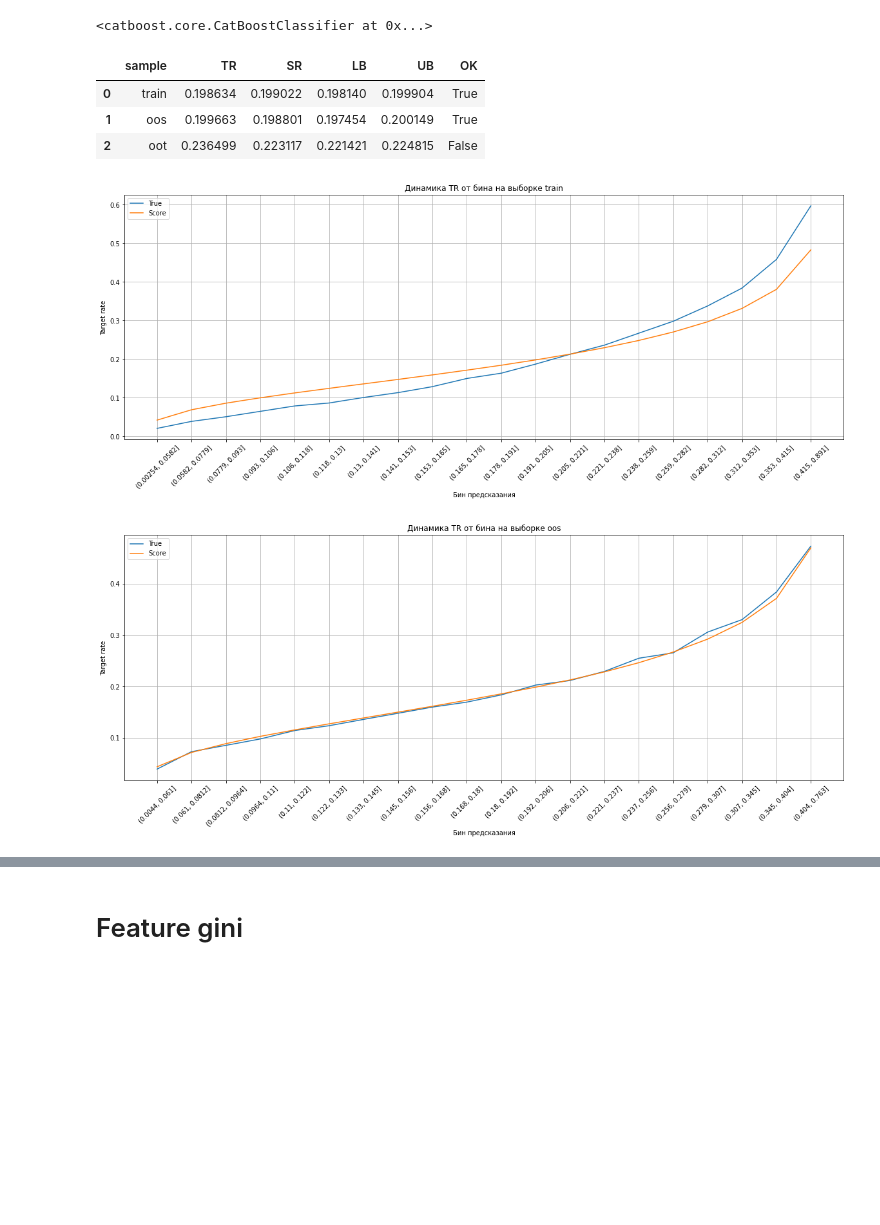
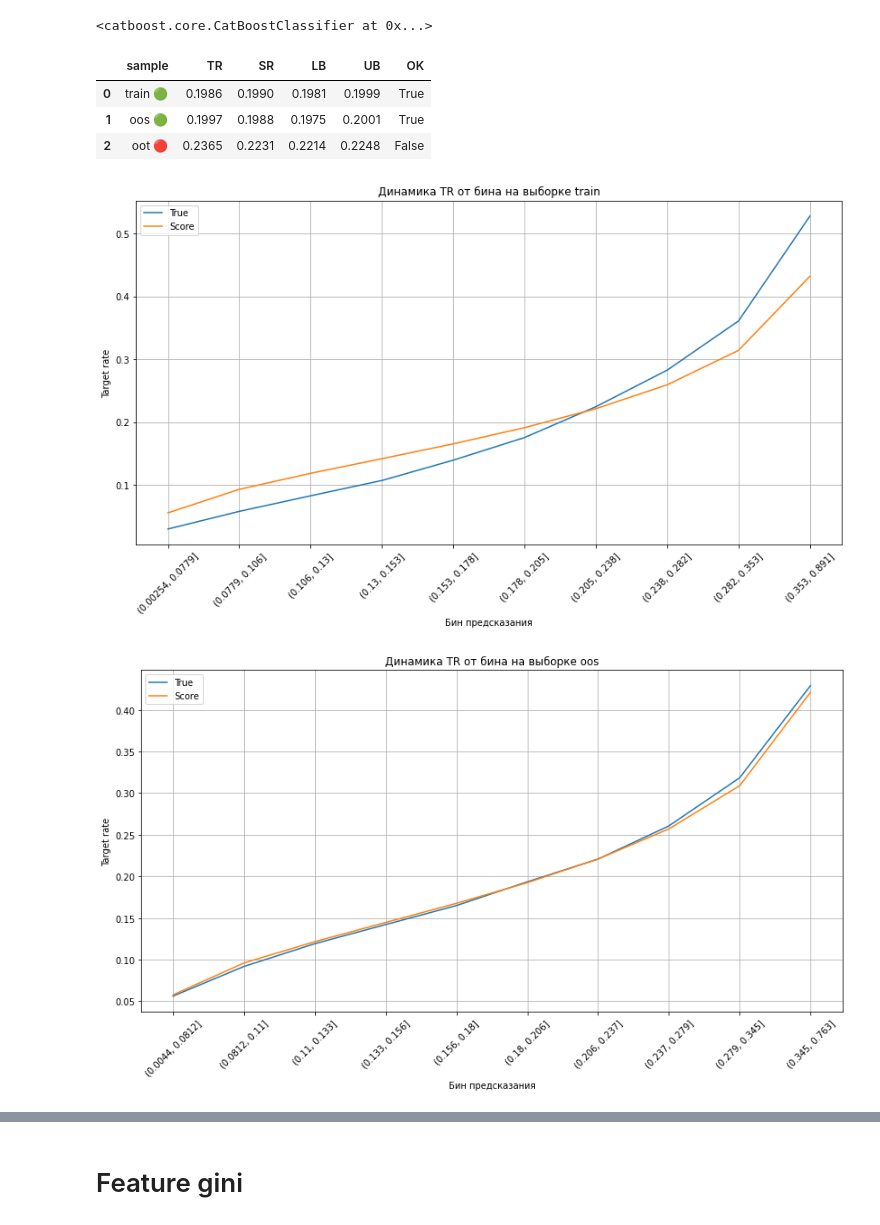
Before and after one commit to goo-goo-goo-joob/hse_credit_risk, a Jupyter notebook: alex_permutation.ipynb, the cells around one changed output, grey strips where cells are left out. Saved outputs shown, nothing was run; the diff lists cells and outputs as text; code cells hidden in the pictures; blank space fills up the shorter version.

```diff
--- a/alex_permutation.ipynb
+++ b/alex_permutation.ipynb
@@ -153,0 +104,7 @@ plt.plot(a)
+# %%
+samples_woe = {
+    k: pd.read_parquet(f"/home/asciishell/s3/jupyter.asciishell.ru/data_{k}_with_score_WoE.parquet") for k in ["train", "oos", "oot"]
+}
+# %%
+for k, v in samples_woe.items():
+    samples_woe[k]['score_cb'] = clf.predict_proba(v[clf.feature_names_])[:, 1]
@@ -274,48 +269,49 @@ clf = catboost.CatBoostClassifier(**params)
 clf.load_model('catboost.cb')
 # %% [output]
 <catboost.core.CatBoostClassifier at 0x...>
-# %%
-calibration_res =[]
-for k, v in samples.items():
-    s = v[v["target"] != -1]
-    y_true = s['target'].values
-    y_score = clf.predict_proba(s[features])[:, 1]
-
-    lb, ub = [x / len(s) for x in ss.binom.interval(n=len(s), p=y_score.mean(), alpha=0.95)]
-    calibration_res.append({
-        'sample': k,
-        'TR': y_true.mean(),
-        'SR': y_score.mean(),
-        'LB': lb,
-        'UB': ub,
-        'OK': lb <=  y_true.mean() <= ub,
-    })
-calibration_res = pd.DataFrame(calibration_res)
-calibration_res
-# %% [output]
-|  | sample | TR | SR | LB | UB | OK |
-| 0 | train | 0.198634 | 0.199022 | 0.198140 | 0.199904 | True |
-| 1 | oos | 0.199663 | 0.198801 | 0.197454 | 0.200149 | True |
-| 2 | oot | 0.236499 | 0.223117 | 0.221421 | 0.224815 | False |
+# %%
+calibration_res =[]
+for k, v in samples.items():
+    s = v[v["target"] != -1]
+    y_true = s['target'].values
+    y_score = clf.predict_proba(s[features])[:, 1]
+
+    lb, ub = [x / len(s) for x in ss.binom.interval(n=len(s), p=y_score.mean(), alpha=0.95)]
+    calibration_res.append({
+        'sample': k,
+        'TR': y_true.mean(),
+        'SR': y_score.mean(),
+        'LB': lb,
+        'UB': ub,
+        'OK': lb <=  y_true.mean() <= ub,
+    })
+calibration_res = pd.DataFrame(calibration_res).round(4)
+calibration_res['sample'] = [x + (' 🟢' if y else ' 🔴') for x, y in zip(calibration_res['sample'].values, calibration_res['OK'].values)]
+calibration_res
+# %% [output]
+|  | sample | TR | SR | LB | UB | OK |
+| 0 | train 🟢 | 0.1986 | 0.1990 | 0.1981 | 0.1999 | True |
+| 1 | oos 🟢 | 0.1997 | 0.1988 | 0.1975 | 0.2001 | True |
+| 2 | oot 🔴 | 0.2365 | 0.2231 | 0.2214 | 0.2248 | False |
 # %%
 for k, v in samples.items():
     x = v[v["target"] != -1]
     y_true = x['target'].values
     y_score = clf.predict_proba(x[features])[:, 1]
     data = pd.DataFrame({'true': y_true, 'score': y_score})
-    x = data.assign(q=pd.qcut(data['score'], q=20, duplicates='drop')).groupby('q').agg('mean')
+    x = data.assign(q=pd.qcut(data['score'], q=10, duplicates='drop')).groupby('q').agg('mean')
     xi = np.arange(len(x))
-    plt.figure(figsize=(20, 7), facecolor='w')
+    plt.figure(figsize=(14, 7), facecolor='w')
     plt.plot(xi, x['true'].values, label='True')
     plt.plot(xi, x['score'].values, label='Score')
     plt.xticks(xi, x.index, rotation=45)
 
     plt.xlabel('Бин предсказания')
     plt.ylabel('Target rate')
     plt.title(f'Динамика TR от бина на выборке {k}')
     plt.grid()
     plt.legend()
     plt.show()
 # %% [output]
-[figure, old version]
+[figure, new version]
-[figure, old version]
+[figure, new version]
```
Also changed, not shown: parts of 7 cells of this notebook.
